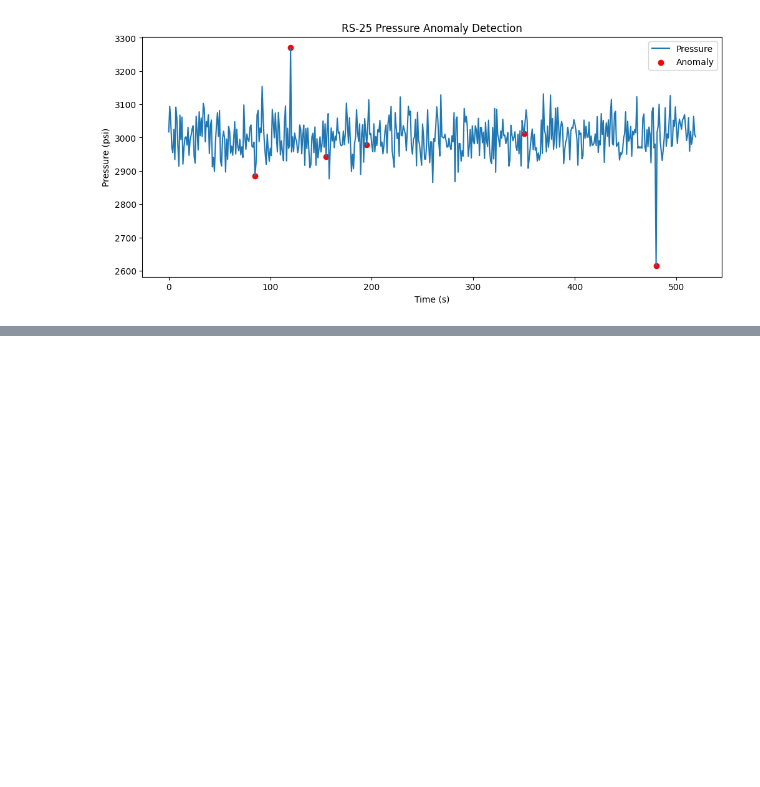
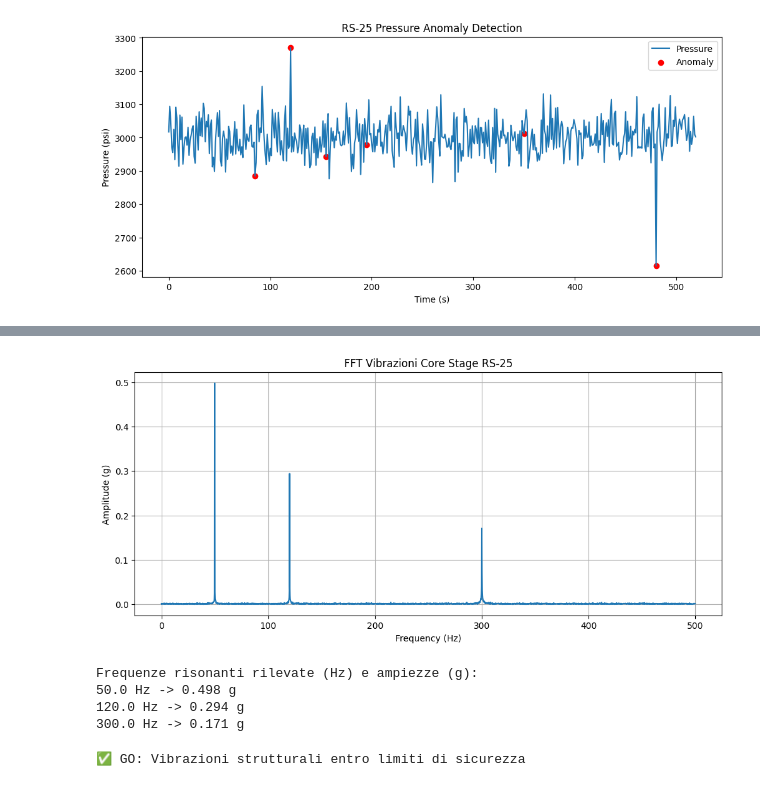
Before and after one commit to MrckHckr/artemis2-go-tests, a Jupyter notebook: notebooks/01_sls_propulsion.ipynb, the cells around one changed output, grey strips where cells are left out. Cells and saved outputs as stored; diff of their text form; code cells hidden in the pictures; blank space fills up the shorter version.

```diff
--- a/notebooks/01_sls_propulsion.ipynb
+++ b/notebooks/01_sls_propulsion.ipynb
@@ -118,0 +155,20 @@ plt.show()
+# %%
+# Simulazione dati sensori
+# Simulazione segnale vibrazionale (accelerometro in g)
+fs = 1000  # frequenza di campionamento Hz
+t = np.linspace(0, 5, fs*5)  # 5 secondi di test
+# Frequenze naturali del motore
+freq1 = 50   # Hz
+freq2 = 120  # Hz
+freq3 = 300  # Hz
+
+# Segnale simulato: somma di sinusoidi + rumore
+signal = (
+    0.5 * np.sin(2*np.pi*freq1*t) +
+    0.3 * np.sin(2*np.pi*freq2*t) +
+    0.2 * np.sin(2*np.pi*freq3*t) +
+    0.05 * np.random.randn(len(t))
+)
+
+df_vib = pd.DataFrame({"time_s": t, "acc_g": signal})
+df_vib.head()
@@ -118,0 +182,56 @@ plt.show()
+# %%
+# Calcolo FFT
+from scipy.fft import fft, fftfreq
+
+N = len(t)
+yf = fft(signal)
+xf = fftfreq(N, 1/fs)[:N//2]  # frequenze positive
+yf_mag = 2.0/N * np.abs(yf[0:N//2])
+
+plt.figure(figsize=(12,5))
+plt.plot(xf, yf_mag)
+plt.title("FFT Vibrazioni Core Stage RS-25")
+plt.xlabel("Frequency (Hz)")
+plt.ylabel("Amplitude (g)")
+plt.grid(True)
+plt.show()
+# %% [output]
+[figure, added]
+# %%
+# Rilevamento automatico picchi / risonanze
+from scipy.signal import find_peaks
+
+# Trova picchi nella FFT sopra una soglia
+threshold = 0.15  # ampiezza minima per considerare picco rilevante
+peaks, _ = find_peaks(yf_mag, height=threshold)
+
+peak_freqs = xf[peaks]
+peak_amps = yf_mag[peaks]
+
+print("Frequenze risonanti rilevate (Hz) e ampiezze (g):")
+for f, a in zip(peak_freqs, peak_amps):
+    print(f"{f:.1f} Hz -> {a:.3f} g")
+# %% [output]
+Frequenze risonanti rilevate (Hz) e ampiezze (g):
+50.0 Hz -> 0.498 g
+120.0 Hz -> 0.294 g
+300.0 Hz -> 0.171 g
+# %%
+# Decisione GO / NO-GO
+# Frequenze critiche di sicurezza (Hz)
+critical_freqs = [60, 150, 320]  # esempio NASA
+safety_margin = 5  # Hz
+
+# Verifica se picchi sono troppo vicini a frequenze critiche
+vib_ok = True
+for f in peak_freqs:
+    if any(abs(f - cf) < safety_margin for cf in critical_freqs):
+        vib_ok = False
+        break
+
+if vib_ok:
+    print("✅ GO: Vibrazioni strutturali entro limiti di sicurezza")
+else:
+    print("❌ NO-GO: Vibrazioni critiche rilevate, revisione necessaria")
+# %% [output]
+✅ GO: Vibrazioni strutturali entro limiti di sicurezza
```
Also changed, not shown: parts of 4 cells of this notebook.
